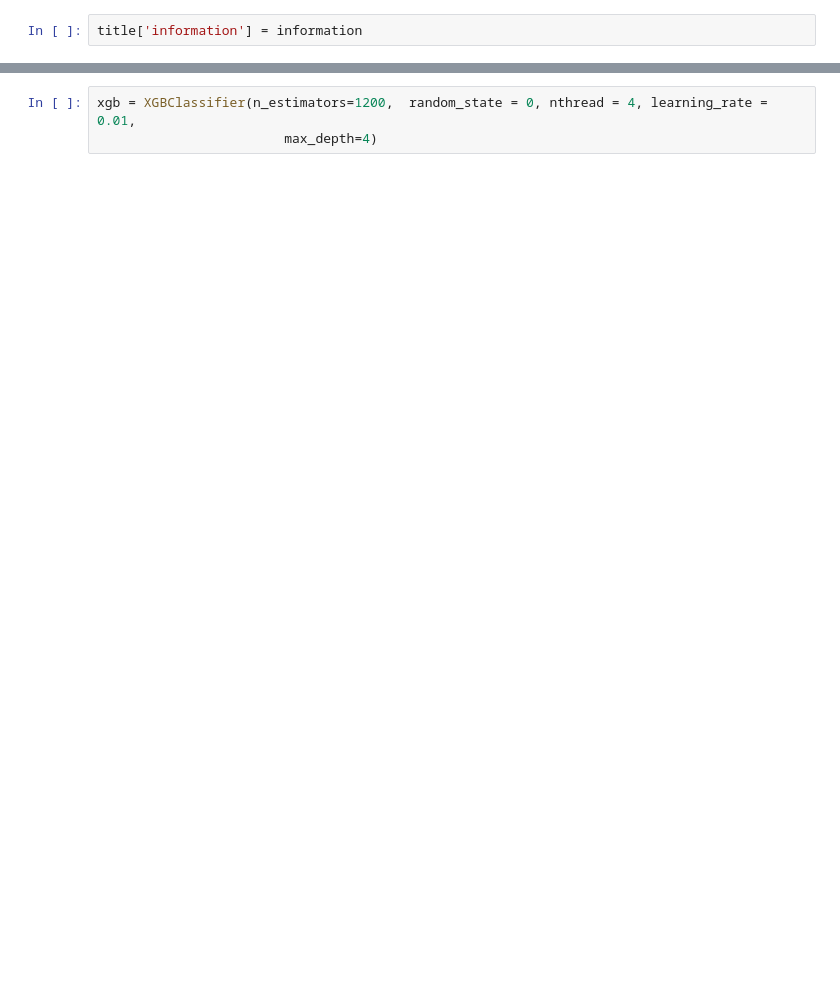
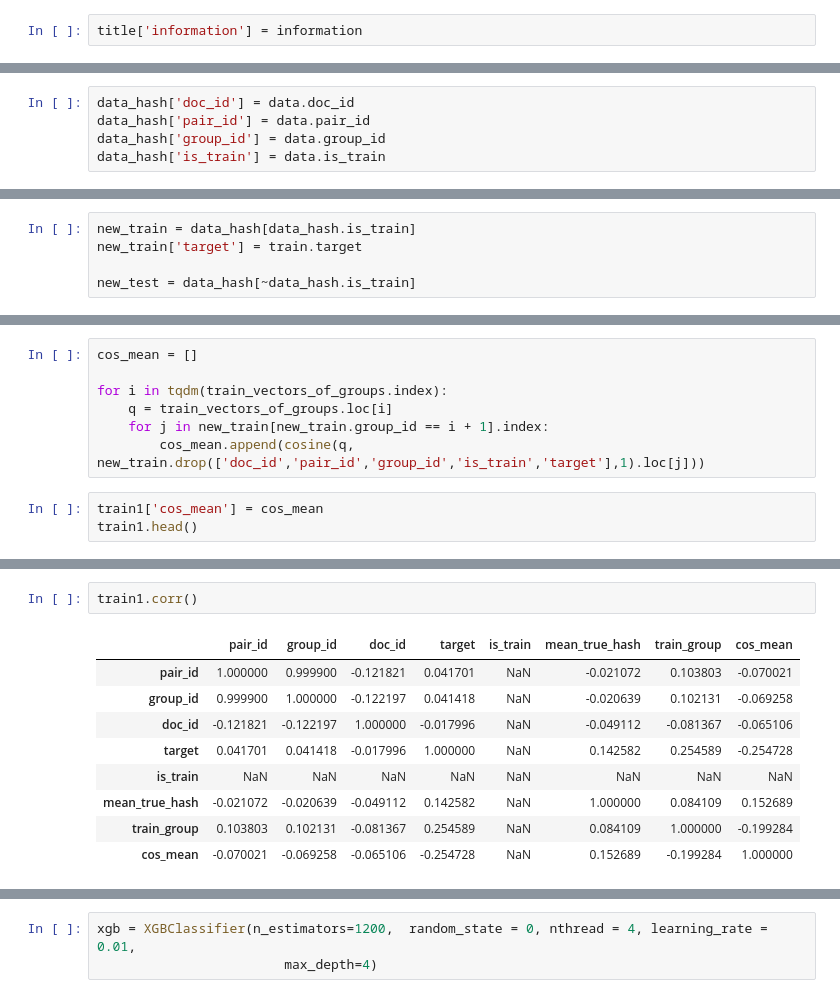
Before and after one commit to Bukhteev/Sphera_Project, a Jupyter notebook: Kirill/text_analiz.ipynb, the cells around one changed output, grey strips where cells are left out. Saved outputs shown, nothing was run; the diff lists cells and outputs as text; blank space fills up the shorter version.

Commit message:
add text analiz by hash

```diff
--- a/Kirill/text_analiz.ipynb
+++ b/Kirill/text_analiz.ipynb
@@ -91,0 +72,5 @@ from xgboost import XGBClassifier
+# %%
+data_hash['doc_id'] = data.doc_id
+data_hash['pair_id'] = data.pair_id
+data_hash['group_id'] = data.group_id
+data_hash['is_train'] = data.is_train
@@ -91,0 +79,5 @@ from xgboost import XGBClassifier
+# %%
+new_train = data_hash[data_hash.is_train]
+new_train['target'] = train.target
+
+new_test = data_hash[~data_hash.is_train]
@@ -91,0 +104,10 @@ from xgboost import XGBClassifier
+# %%
+cos_mean = []
+
+for i in tqdm(train_vectors_of_groups.index):
+    q = train_vectors_of_groups.loc[i]
+    for j in new_train[new_train.group_id == i + 1].index:
+        cos_mean.append(cosine(q, new_train.drop(['doc_id','pair_id','group_id','is_train','target'],1).loc[j]))
+# %%
+train1['cos_mean'] = cos_mean
+train1.head()
@@ -91,0 +126,12 @@ from xgboost import XGBClassifier
+# %%
+train1.corr()
+# %% [output]
+|  | pair_id | group_id | doc_id | target | is_train | mean_true_hash | train_group | cos_mean |
+| pair_id | 1.000000 | 0.999900 | -0.121821 | 0.041701 | NaN | -0.021072 | 0.103803 | -0.070021 |
+| group_id | 0.999900 | 1.000000 | -0.122197 | 0.041418 | NaN | -0.020639 | 0.102131 | -0.069258 |
+| doc_id | -0.121821 | -0.122197 | 1.000000 | -0.017996 | NaN | -0.049112 | -0.081367 | -0.065106 |
+| target | 0.041701 | 0.041418 | -0.017996 | 1.000000 | NaN | 0.142582 | 0.254589 | -0.254728 |
+| is_train | NaN | NaN | NaN | NaN | NaN | NaN | NaN | NaN |
+| mean_true_hash | -0.021072 | -0.020639 | -0.049112 | 0.142582 | NaN | 1.000000 | 0.084109 | 0.152689 |
+| train_group | 0.103803 | 0.102131 | -0.081367 | 0.254589 | NaN | 0.084109 | 1.000000 | -0.199284 |
+| cos_mean | -0.070021 | -0.069258 | -0.065106 | -0.254728 | NaN | 0.152689 | -0.199284 | 1.000000 |
```
Also changed, not shown: parts of 70 cells of this notebook.
